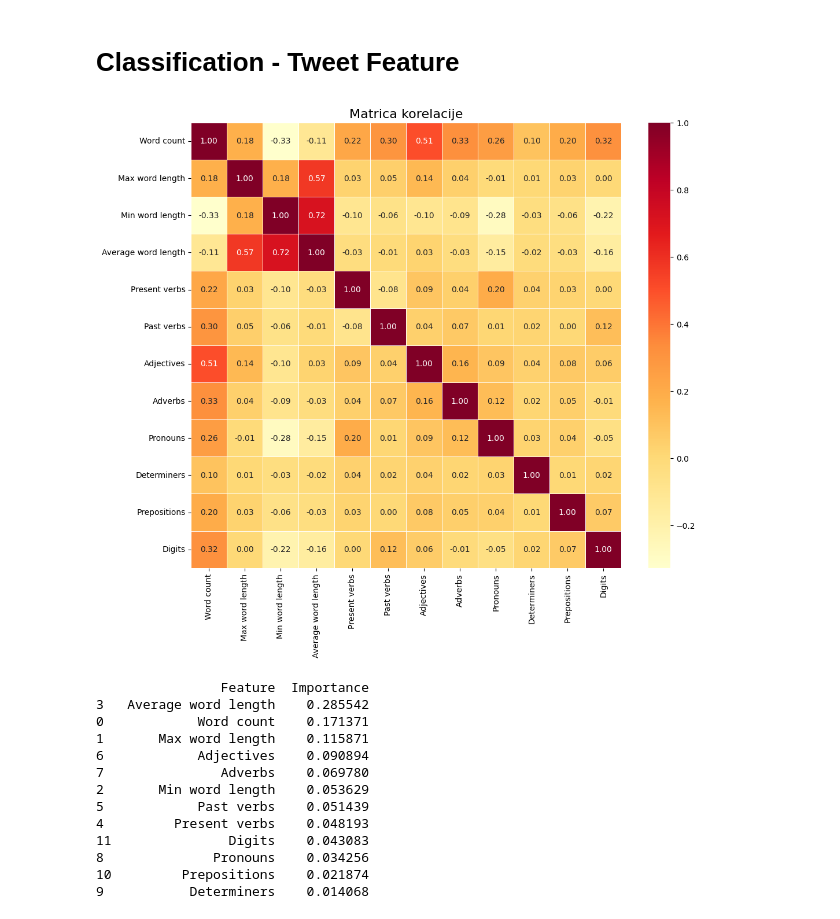
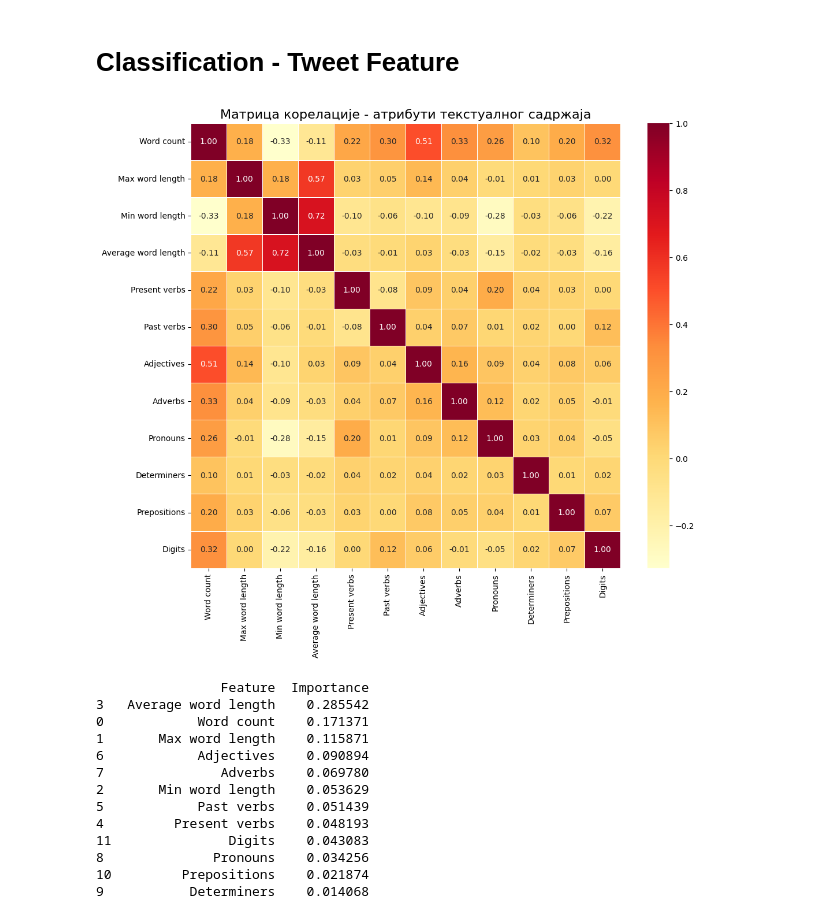
Before and after one commit to SaraTalic/fake-news-twitter-detection, a Jupyter notebook: classification.ipynb, the cells around one changed output. Saved outputs shown, nothing was run; the diff lists cells and outputs as text; code cells hidden in the pictures.

```diff
--- a/classification.ipynb
+++ b/classification.ipynb
@@ -464,12 +270,12 @@ feature_cols_tweet = [
 # %%
 correlation_matrix = df[feature_cols_tweet].corr()
 
 plt.figure(figsize=(12, 10))
 sns.heatmap(correlation_matrix, annot=True, cmap='YlOrRd', fmt=".2f", linewidths=.5)
-plt.title('Matrica korelacije', fontsize=16)
+plt.title('Матрица корелације - атрибути текстуалног садржаја', fontsize=16)
 plt.show()
 # %% [output]
-[figure, old version]
+[figure, new version]
 # %%
 x = df[feature_cols_tweet]
 y = df['BinaryNumTarget']
```
Also changed, not shown: parts of 72 cells of this notebook, 3 other files.
